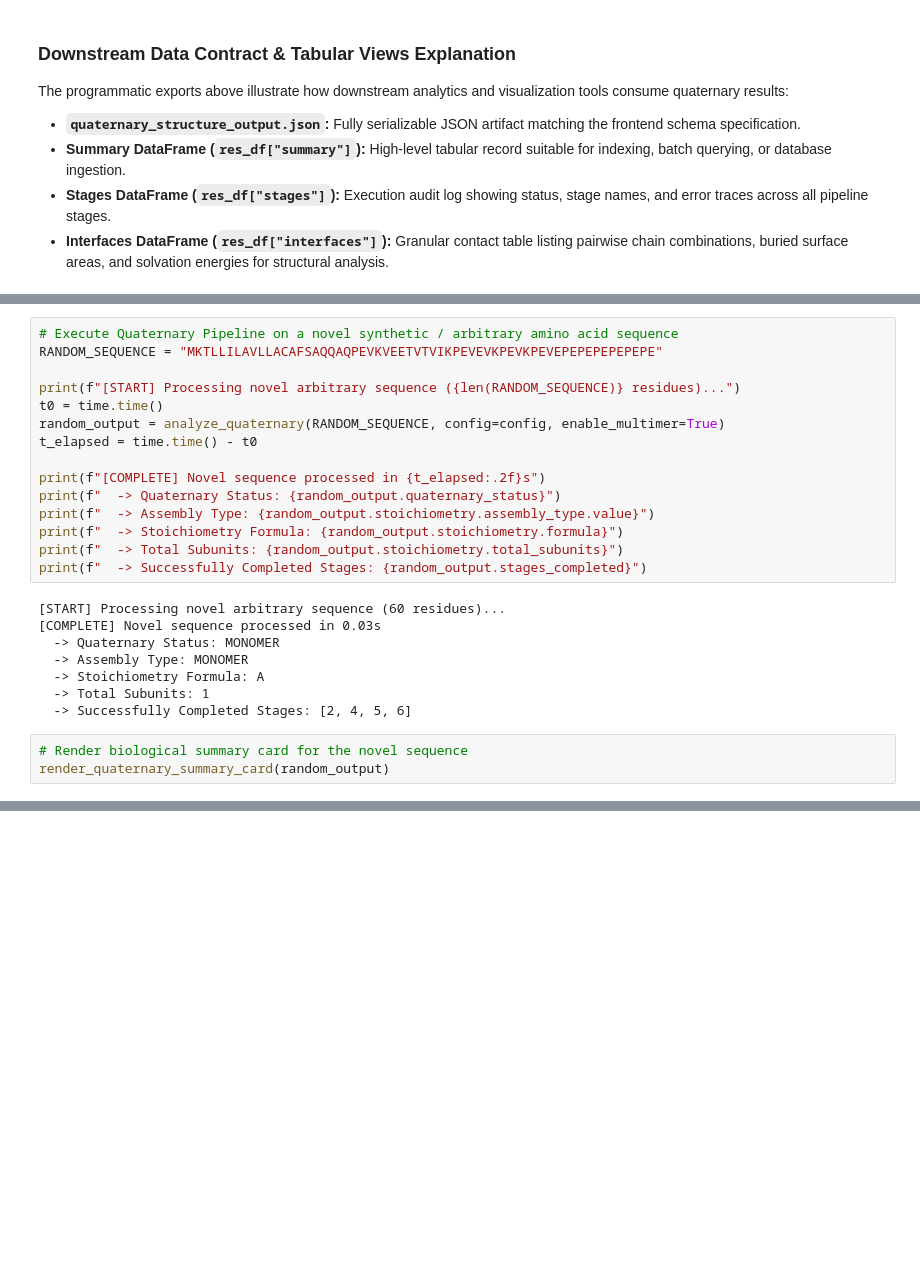
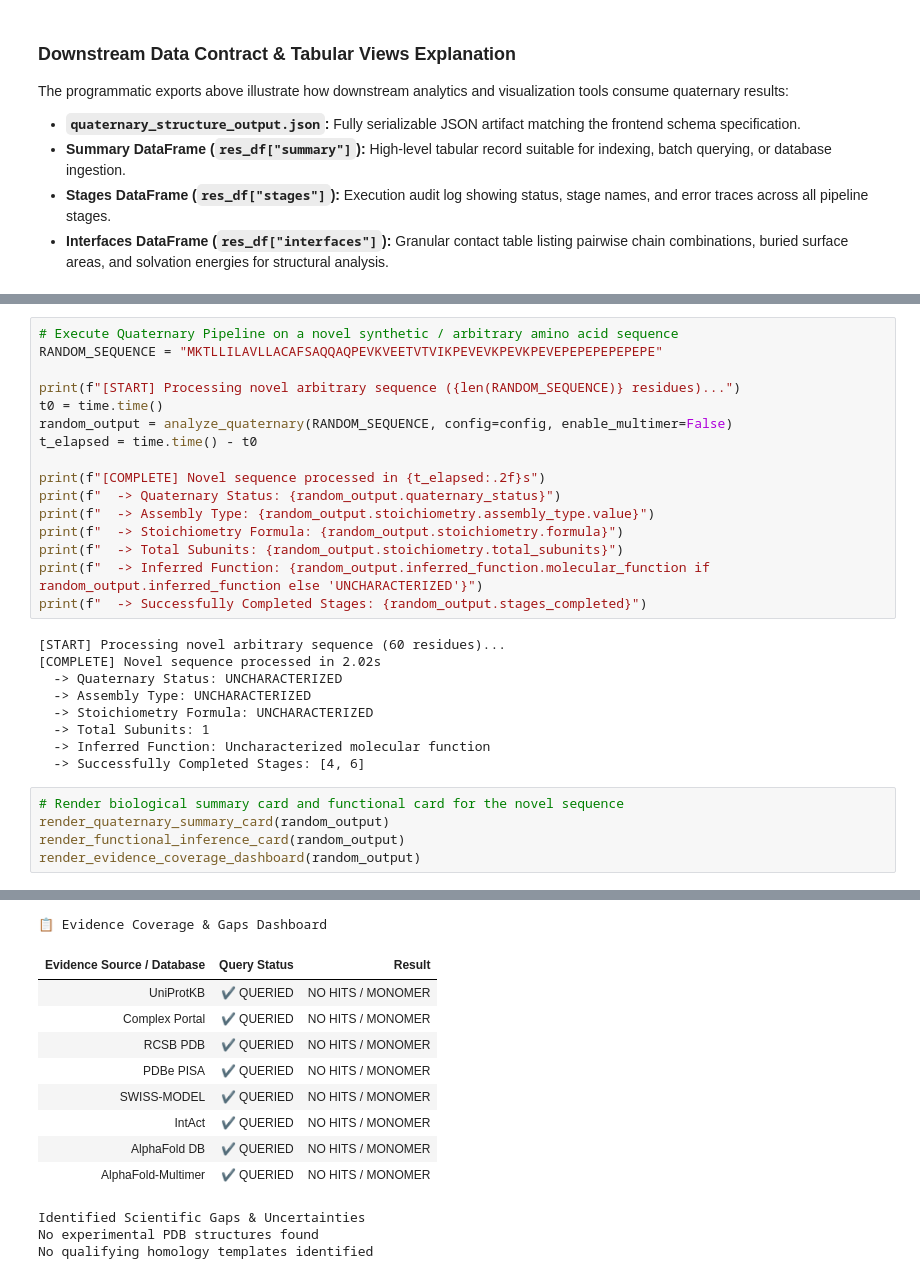
Before and after one commit to aryanthepain/Bioinformatics_server, a Jupyter notebook: Quaternary_Structure.ipynb, the cells around one changed output, grey strips where cells are left out. Cells and saved outputs as stored; diff of their text form; blank space fills up the shorter version.

```diff
--- a/Quaternary_Structure.ipynb
+++ b/Quaternary_Structure.ipynb
@@ -1320,7 +1423,7 @@ RANDOM_SEQUENCE = "MKTLLILAVLLACAFSAQQAQPEVKVEETVTVIKPEVEVKPEVKPEVEPEPEPEPEPEPE"
 
 print(f"[START] Processing novel arbitrary sequence ({len(RANDOM_SEQUENCE)} residues)...")
 t0 = time.time()
-random_output = analyze_quaternary(RANDOM_SEQUENCE, config=config, enable_multimer=True)
+random_output = analyze_quaternary(RANDOM_SEQUENCE, config=config, enable_multimer=False)
 t_elapsed = time.time() - t0
 
 print(f"[COMPLETE] Novel sequence processed in {t_elapsed:.2f}s")
@@ -1328,16 +1431,20 @@ print(f"  -> Quaternary Status: {random_output.quaternary_status}")
 print(f"  -> Assembly Type: {random_output.stoichiometry.assembly_type.value}")
 print(f"  -> Stoichiometry Formula: {random_output.stoichiometry.formula}")
 print(f"  -> Total Subunits: {random_output.stoichiometry.total_subunits}")
+print(f"  -> Inferred Function: {random_output.inferred_function.molecular_function if random_output.inferred_function else 'UNCHARACTERIZED'}")
 print(f"  -> Successfully Completed Stages: {random_output.stages_completed}")
 # %% [output]
 [START] Processing novel arbitrary sequence (60 residues)...
-[COMPLETE] Novel sequence processed in 0.03s
-  -> Quaternary Status: MONOMER
-  -> Assembly Type: MONOMER
-  -> Stoichiometry Formula: A
+[COMPLETE] Novel sequence processed in 2.02s
+  -> Quaternary Status: UNCHARACTERIZED
+  -> Assembly Type: UNCHARACTERIZED
+  -> Stoichiometry Formula: UNCHARACTERIZED
   -> Total Subunits: 1
-  -> Successfully Completed Stages: [2, 4, 5, 6]
+  -> Inferred Function: Uncharacterized molecular function
+  -> Successfully Completed Stages: [4, 6]
 # %%
-# Render biological summary card for the novel sequence
+# Render biological summary card and functional card for the novel sequence
 render_quaternary_summary_card(random_output)
+render_functional_inference_card(random_output)
+render_evidence_coverage_dashboard(random_output)
 # %% [output]
@@ -1359,3 +1477,16 @@ AlphaFold-Multimer: ipTM: 0.53 | pTM: 0.49
+📋 Evidence Coverage & Gaps Dashboard
+| Evidence Source / Database | Query Status | Result |
+| UniProtKB | ✔ QUERIED | NO HITS / MONOMER |
+| Complex Portal | ✔ QUERIED | NO HITS / MONOMER |
+| RCSB PDB | ✔ QUERIED | NO HITS / MONOMER |
+| PDBe PISA | ✔ QUERIED | NO HITS / MONOMER |
+| SWISS-MODEL | ✔ QUERIED | NO HITS / MONOMER |
+| IntAct | ✔ QUERIED | NO HITS / MONOMER |
+| AlphaFold DB | ✔ QUERIED | NO HITS / MONOMER |
+| AlphaFold-Multimer | ✔ QUERIED | NO HITS / MONOMER |
+Identified Scientific Gaps & Uncertainties
+No experimental PDB structures found
+No qualifying homology templates identified
 # %% [markdown]
 ### Biological Output Analysis: Novel Sequence Characterization
 
```
Also changed, not shown: parts of 48 cells of this notebook, 10 other files.
